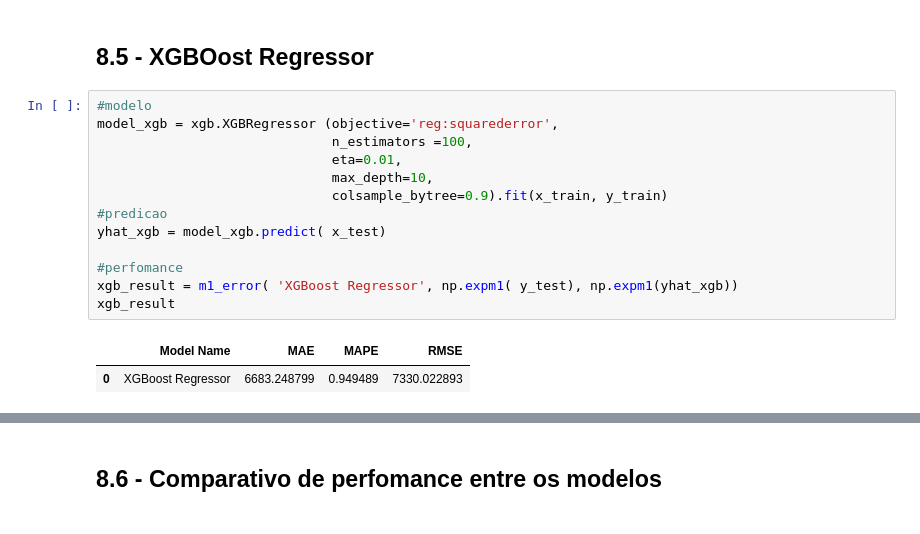
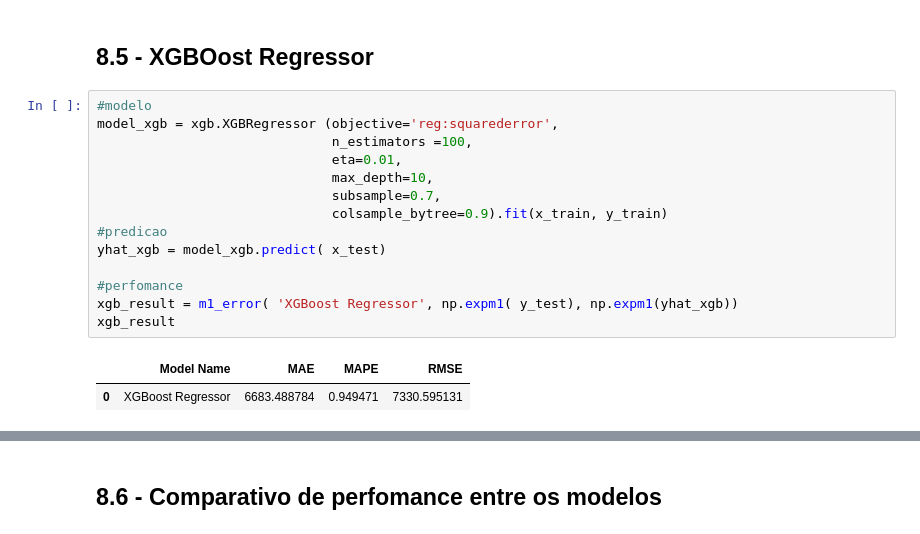
Before and after one commit to castrien/ds_em_producao, a Jupyter notebook: m04_v01_ds_em_producao.ipynb, the cells around one changed output, grey strips where cells are left out. Saved outputs shown, nothing was run; the diff lists cells and outputs as text.

```diff
--- a/m04_v01_ds_em_producao.ipynb
+++ b/m04_v01_ds_em_producao.ipynb
@@ -1044,16 +1068,17 @@ rf_result
 # %%
 #modelo
 model_xgb = xgb.XGBRegressor (objective='reg:squarederror',
                               n_estimators =100,
                               eta=0.01,
                               max_depth=10,
+                              subsample=0.7,
                               colsample_bytree=0.9).fit(x_train, y_train)
 #predicao
 yhat_xgb = model_xgb.predict( x_test)
 
 #perfomance
 xgb_result = m1_error( 'XGBoost Regressor', np.expm1( y_test), np.expm1(yhat_xgb))
 xgb_result
 # %% [output]
 |  | Model Name | MAE | MAPE | RMSE |
-| 0 | XGBoost Regressor | 6683.248799 | 0.949489 | 7330.022893 |
+| 0 | XGBoost Regressor | 6683.488784 | 0.949471 | 7330.595131 |
```
Also changed, not shown: parts of 21 cells of this notebook.
